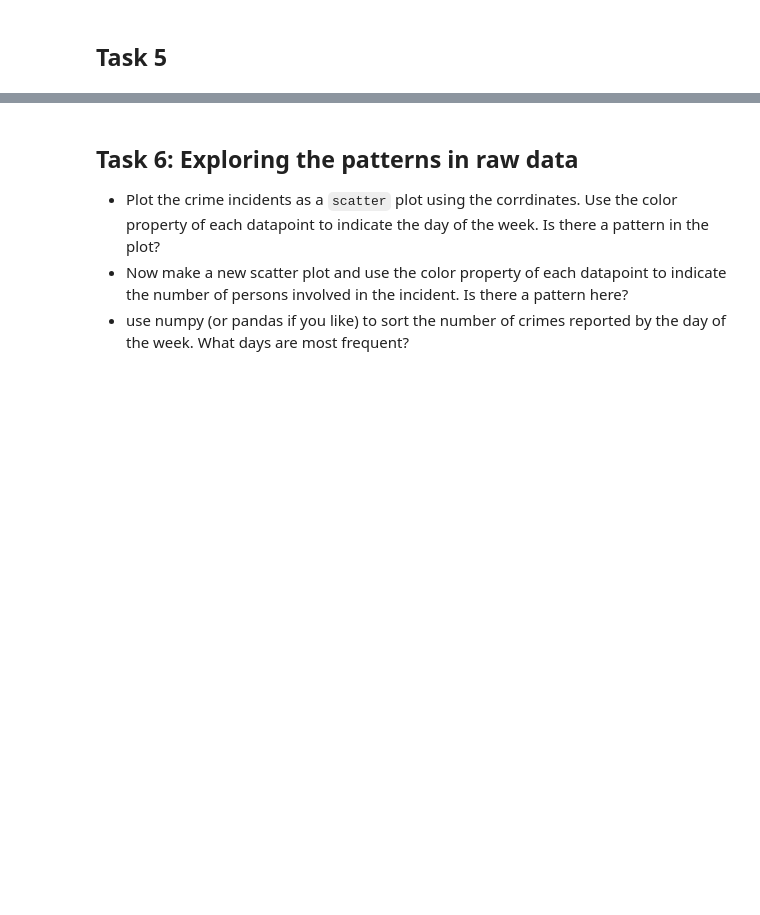
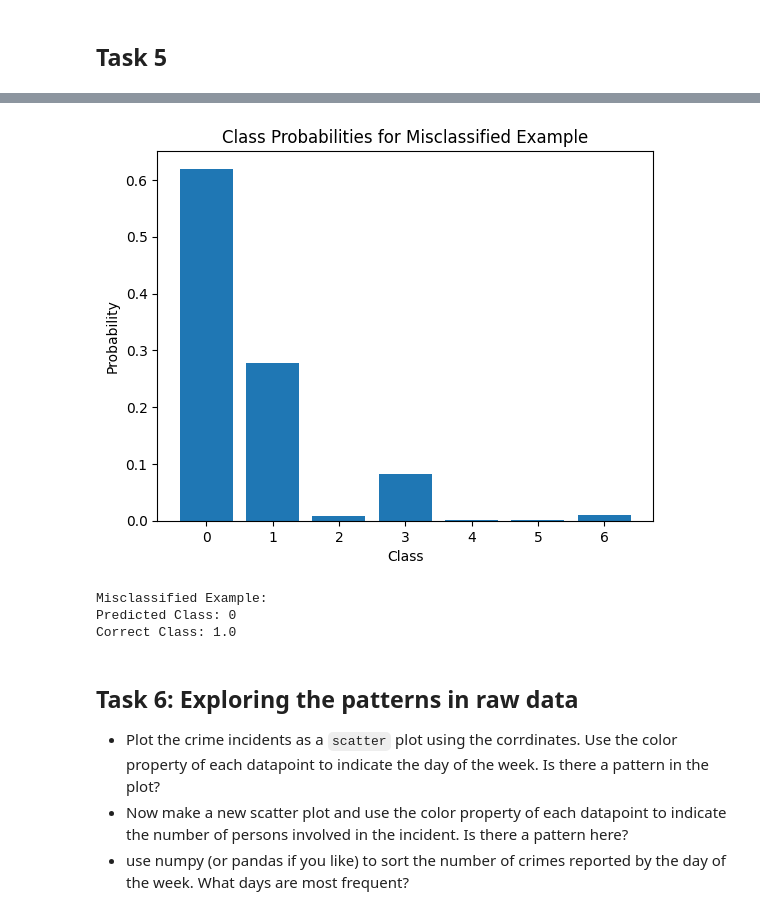
Before and after one commit to akhil070/pattern-recognition, a Jupyter notebook: Assignements/HW2/Crime-Stats-Project.ipynb, the cells around one changed output, grey strips where cells are left out. Drawn from its saved outputs; the diff is of its cells as text; code cells hidden in the pictures; blank space fills up the shorter version.

```diff
--- a/Assignements/HW2/Crime-Stats-Project.ipynb
+++ b/Assignements/HW2/Crime-Stats-Project.ipynb
@@ -215,7 +239,7 @@ criterion = nn.MSELoss()
 model = RegressionModel(input_size=X.shape[1])
 
 # Define the optimizer (SGD) and learning rate (adjust as needed)
-optimizer = optim.SGD(model.parameters(), lr=0.0001)
+optimizer = optim.SGD(model.parameters(), lr=0.001)
 
 # Training loop
 num_epochs = 150
@@ -380,4 +425,59 @@ Epoch 150/150, Train Accuracy: 56.82%, Test Accuracy: 49.09%
 * Write a piece of code that finds an example of a  miss-classification. Calculate the probabilities for the output classes and plot them in a bar chart. Also, indicate what is the correct class label.
+# %%
+import matplotlib.pyplot as plt
+
+def find_misclassified_example(model, test_loader):
+    model.eval()
+    misclassified_example = None
+
+    with torch.no_grad():
+        for batch in test_loader:
+            inputs, targets = batch
+            outputs = model(inputs)
+            _, predicted = torch.max(outputs, 1)
+
+            for i in range(len(targets)):
+                if predicted[i] != targets[i]:
+                    misclassified_example = {
+                        "inputs": inputs[i],
+                        "predicted_class": predicted[i],
+                        "correct_class": targets[i],
+                        "class_probabilities": torch.softmax(outputs[i], dim=0)
+                    }
+                    break
+
+            if misclassified_example is not None:
+                break
+
+    return misclassified_example
+
+misclassified_example = find_misclassified_example(model, test_loader)
+
+if misclassified_example is not None:
+    input_data = misclassified_example["inputs"]
+    predicted_class = misclassified_example["predicted_class"]
+    correct_class = misclassified_example["correct_class"]
+    class_probabilities = misclassified_example["class_probabilities"]
+
+    class_labels = [str(i) for i in range(num_classes)]
+
+    # Create a bar chart to visualize class probabilities
+    plt.bar(class_labels, class_probabilities)
+    plt.xlabel('Class')
+    plt.ylabel('Probability')
+    plt.title('Class Probabilities for Misclassified Example')
+    plt.show()
+
+    print(f'Misclassified Example:')
+    print(f'Predicted Class: {predicted_class}')
+    print(f'Correct Class: {correct_class}')
+else:
+    print('No misclassified examples found.')
+# %% [output]
+[figure, added]
+Misclassified Example:
+Predicted Class: 0
+Correct Class: 1.0
 # %% [markdown]
 ## Task 6: Exploring the patterns in raw data
 
```
Also changed, not shown: parts of 15 cells of this notebook.
